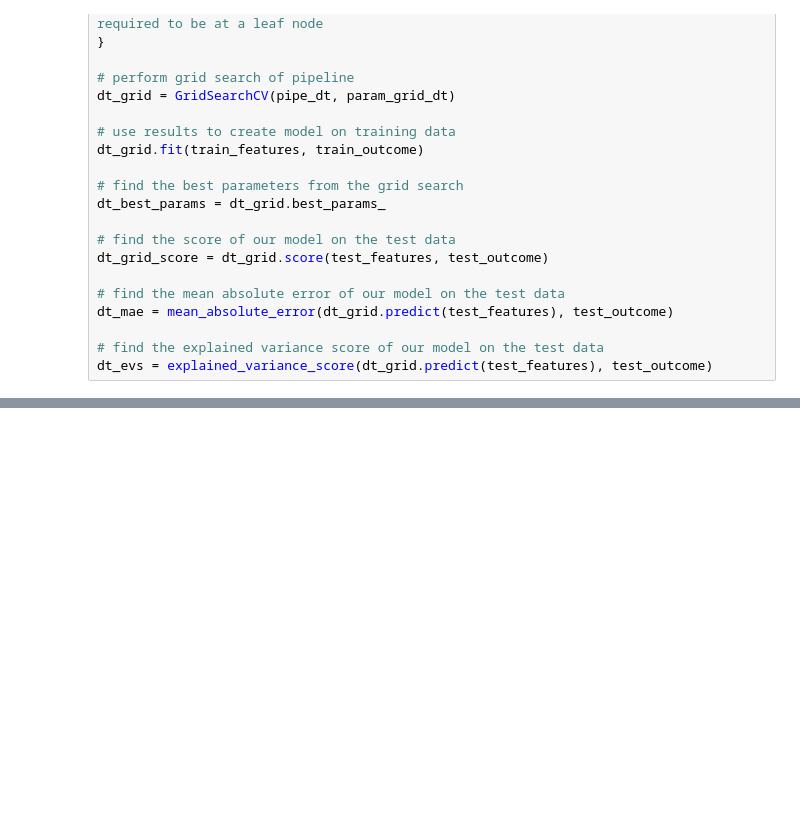
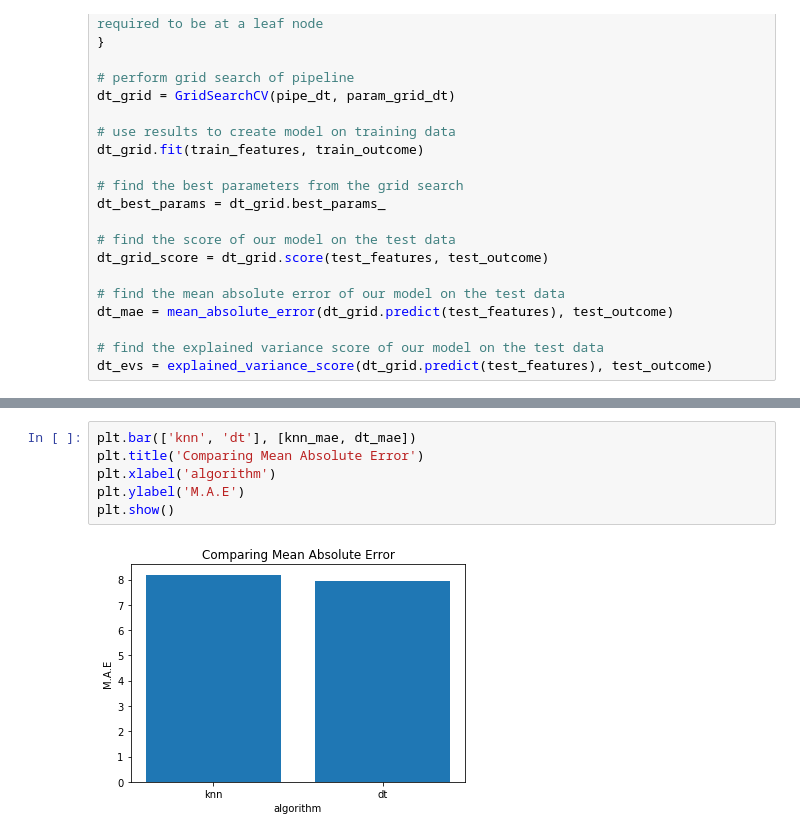
Before and after one commit to ChuckBowers/info370-group11, a Jupyter notebook: ml_analysis.ipynb, the cells around one changed output, grey strips where cells are left out. Cells and saved outputs as stored; diff of their text form; blank space fills up the shorter version.

```diff
--- a/ml_analysis.ipynb
+++ b/ml_analysis.ipynb
@@ -138,0 +147,8 @@ Text(0.5, 1.0, 'Predicted v.s. Actual Delay')
+# %%
+plt.bar(['knn', 'dt'], [knn_mae, dt_mae])
+plt.title('Comparing Mean Absolute Error')
+plt.xlabel('algorithm')
+plt.ylabel('M.A.E')
+plt.show()
+# %% [output]
+[figure, added]
```
Also changed, not shown: parts of 5 cells of this notebook, 4 other files.
